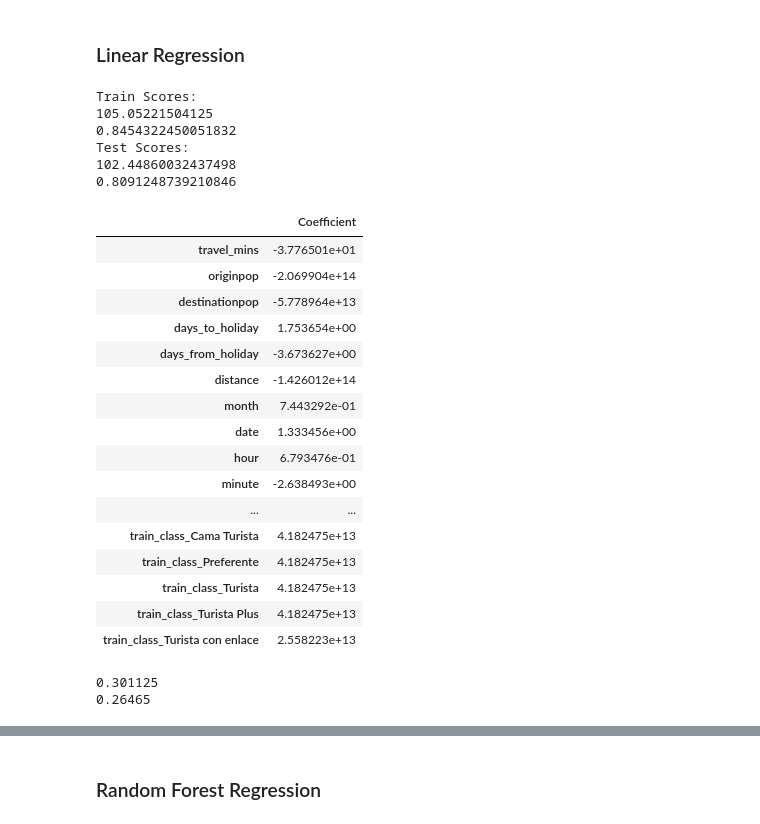
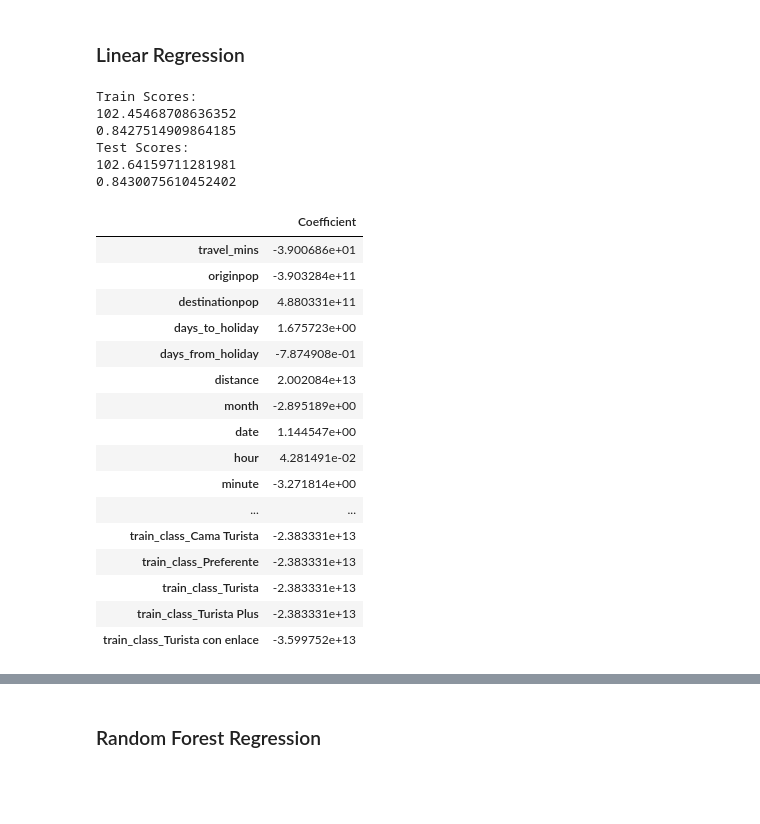
Before and after one commit to CTso25/Predict-Train-Prices, a Jupyter notebook: final_models.ipynb, the cells around one changed output, grey strips where cells are left out. Saved outputs shown, nothing was run; the diff lists cells and outputs as text; code cells hidden in the pictures; blank space fills up the shorter version.

```diff
--- a/new_models.ipynb
+++ b/final_models.ipynb
@@ -54,56 +62,50 @@ Test data(range):
 # %%
 # Linear Regression model (without regularization)
 lm = LinearRegression()
 lm.fit(X_train, y_train)
 
 # Compute predictions
-y_pred_train_lm = lm.predict(X_train)
-y_pred_test_lm = lm.predict(X_test)
+y_pred_train = lm.predict(X_train)
+y_pred_test = lm.predict(X_test)
 
 # Compute metrics
-MSE = mean_squared_error(y_train, y_pred_train_lm)
-r2 = r2_score(y_train, y_pred_train_lm)
+MSE = mean_squared_error(y_train, y_pred_train)
+r2 = r2_score(y_train, y_pred_train)
 
 print("Train Scores:")
 print(MSE)
 print(r2)
 
-MSE = mean_squared_error(y_test, y_pred_test_lm)
-r2 = r2_score(y_test, y_pred_test_lm)
+MSE = mean_squared_error(y_test, y_pred_test)
+r2 = r2_score(y_test, y_pred_test)
 
 print("Test Scores:")
 print(MSE)
 print(r2)
 
 coef_df = pd.DataFrame(lm.coef_[0], features, columns=['Coefficient'])
 coef_df
 # %% [output]
 Train Scores:
-105.05221504125
-0.8454322450051832
+102.45468708636352
+0.8427514909864185
 Test Scores:
-102.44860032437498
-0.8091248739210846
+102.64159711281981
+0.8430075610452402
 |  | Coefficient |
-| travel_mins | -3.776501e+01 |
-| originpop | -2.069904e+14 |
-| destinationpop | -5.778964e+13 |
-| days_to_holiday | 1.753654e+00 |
-| days_from_holiday | -3.673627e+00 |
-| distance | -1.426012e+14 |
-| month | 7.443292e-01 |
-| date | 1.333456e+00 |
-| hour | 6.793476e-01 |
-| minute | -2.638493e+00 |
+| travel_mins | -3.900686e+01 |
+| originpop | -3.903284e+11 |
+| destinationpop | 4.880331e+11 |
+| days_to_holiday | 1.675723e+00 |
+| days_from_holiday | -7.874908e-01 |
+| distance | 2.002084e+13 |
+| month | -2.895189e+00 |
+| date | 1.144547e+00 |
+| hour | 4.281491e-02 |
+| minute | -3.271814e+00 |
 | ... | ... |
-| train_class_Cama Turista | 4.182475e+13 |
-| train_class_Preferente | 4.182475e+13 |
-| train_class_Turista | 4.182475e+13 |
-| train_class_Turista Plus | 4.182475e+13 |
-| train_class_Turista con enlace | 2.558223e+13 |
+| train_class_Cama Turista | -2.383331e+13 |
+| train_class_Preferente | -2.383331e+13 |
+| train_class_Turista | -2.383331e+13 |
+| train_class_Turista Plus | -2.383331e+13 |
+| train_class_Turista con enlace | -3.599752e+13 |
-# %%
-print(np.mean(get_interval_accuracy_score(train_bounds_5, y_pred_train_lm)))
-print(np.mean(get_interval_accuracy_score(test_bounds_5, y_pred_test_lm)))
-# %% [output]
-0.301125
-0.26465
```
Also changed, not shown: parts of 24 cells of this notebook.
